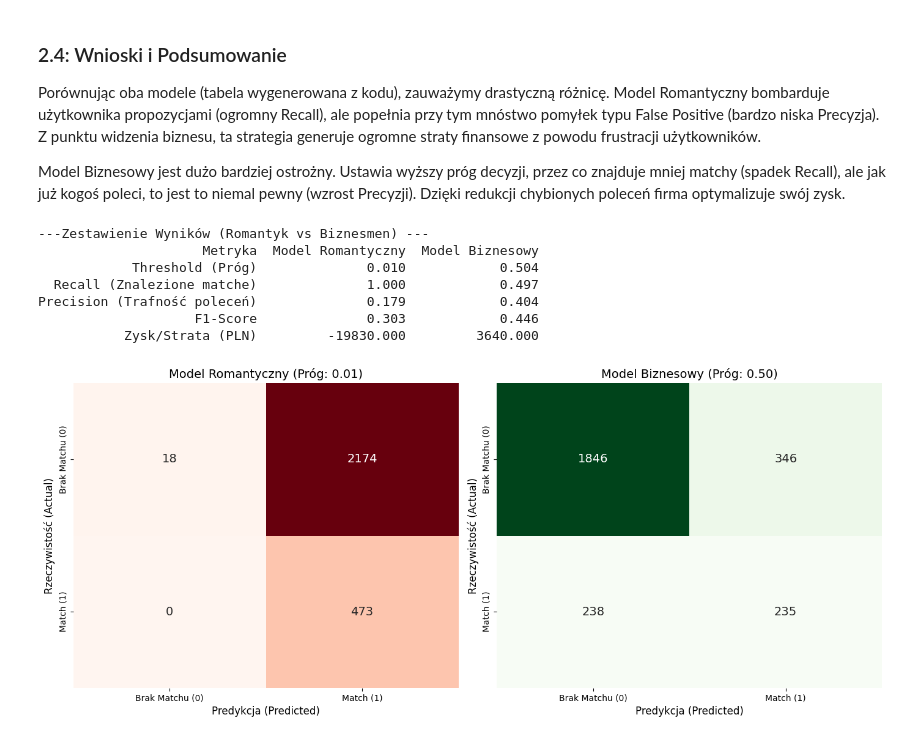
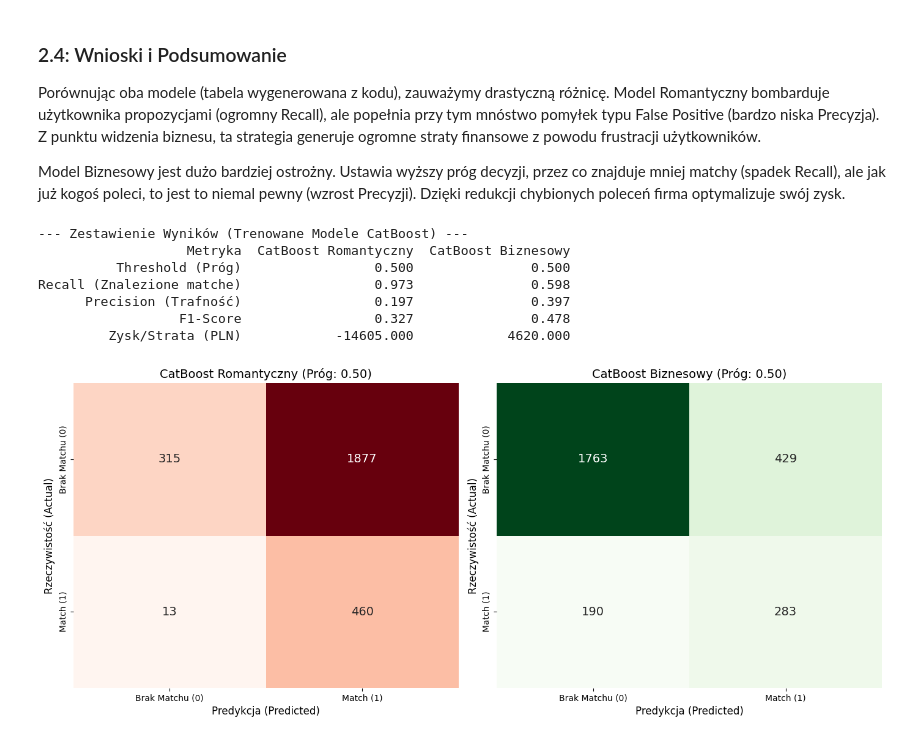
Before and after one commit to Zajecia-na-PWr-LR/lista6-tomek2005, a Jupyter notebook: Zadanie.ipynb, the cells around one changed output. Saved outputs shown, nothing was run; the diff lists cells and outputs as text; code cells hidden in the pictures.

```diff
--- a/Zadanie.ipynb
+++ b/Zadanie.ipynb
@@ -439,9 +439,16 @@ Mean Reciprocal Rank (MRR): 0.397
 Cel: Za wszelką cenę połączyć ludzi w pary (maksymalizacja Recall/Czułości).
 Aby to osiągnąć, nie musimy trenować nowego modelu. Wystarczy obniżyć próg odcięcia (threshold) z domyślnego 0.50 na znacznie niższy (np. 0.25). W ten sposób algorytm poleca profil nawet wtedy, gdy widzi tylko 25% szans na sukces. Nie interesują nas koszty błędnych poleceń.
 # %%
-# Obnizenie progu zeby znalezc wszystkie matche
-romantic_threshold = 0.01
-y_pred_romantic = (probabilities >= romantic_threshold).astype(int)
+# Wagi: brak dopasowania - 1, match - 100
+cat_romantic = CatBoostClassifier(
+    class_weights=[1, 100],
+    random_state=42,
+    verbose=0
+)
+cat_romantic.fit(X_train_encoded, y_train)
+
+# Predykcja z domyślnym progiem 0.50
+y_pred_romantic_cat = cat_romantic.predict(X_test_encoded)
 # %% [markdown]
 ### 2.3: Strategia "Model Biznesowy" i Macierz Kosztów
 Przyjmijmy następującą autorską macierz zysków i strat:
@@ -487,61 +543,65 @@ Porównując oba modele (tabela wygenerowana z kodu), zauważymy drastyczną ró
 
 Model Biznesowy jest dużo bardziej ostrożny. Ustawia wyższy próg decyzji, przez co znajduje mniej matchy (spadek Recall), ale jak już kogoś poleci, to jest to niemal pewny (wzrost Precyzji). Dzięki redukcji chybionych poleceń firma optymalizuje swój zysk.
 # %%
-results = {
-    'Metryka': ['Threshold (Próg)', 'Recall (Znalezione matche)', 'Precision (Trafność poleceń)', 'F1-Score', 'Zysk/Strata (PLN)'],
-    'Model Romantyczny': [
-        romantic_threshold,
-        recall_score(actuals, y_pred_romantic),
-        precision_score(actuals, y_pred_romantic),
-        f1_score(actuals, y_pred_romantic),
-        calculate_profit(actuals, y_pred_romantic)
+business_probs = best_model.predict_proba(X_test_encoded)[:, 1]
+
+y_pred_business_cat = (business_probs >= best_threshold).astype(int)
+
+results_catboost = {
+    'Metryka': ['Threshold (Próg)', 'Recall (Znalezione matche)', 'Precision (Trafność)', 'F1-Score', 'Zysk/Strata (PLN)'],
+    'CatBoost Romantyczny': [
+        0.50,
+        recall_score(y_test, y_pred_romantic_cat),
+        precision_score(y_test, y_pred_romantic_cat),
+        f1_score(y_test, y_pred_romantic_cat),
+        calculate_profit(y_test, y_pred_romantic_cat)
     ],
-    'Model Biznesowy': [
-        best_business_threshold,
-        recall_score(actuals, y_pred_business),
-        precision_score(actuals, y_pred_business),
-        f1_score(actuals, y_pred_business),
-        calculate_profit(actuals, y_pred_business)
+    'CatBoost Biznesowy': [
+        0.50,
+        recall_score(y_test, y_pred_business_cat),
+        precision_score(y_test, y_pred_business_cat),
+        f1_score(y_test, y_pred_business_cat),
+        calculate_profit(y_test, y_pred_business_cat)
     ]
 }
 
-df_results = pd.DataFrame(results)
+df_results_cat = pd.DataFrame(results_catboost)
 
-print("---Zestawienie Wyników (Romantyk vs Biznesmen) ---")
-print(df_results.to_string(index=False, float_format="%.3f"))
+print("--- Zestawienie Wyników (Trenowane Modele CatBoost) ---")
+print(df_results_cat.to_string(index=False, float_format="%.3f"))
 # %% [output]
----Zestawienie Wyników (Romantyk vs Biznesmen) ---
-                     Metryka  Model Romantyczny  Model Biznesowy
-            Threshold (Próg)              0.010            0.504
-  Recall (Znalezione matche)              1.000            0.497
-Precision (Trafność poleceń)              0.179            0.404
-                    F1-Score              0.303            0.446
-           Zysk/Strata (PLN)         -19830.000         3640.000
+--- Zestawienie Wyników (Trenowane Modele CatBoost) ---
+                   Metryka  CatBoost Romantyczny  CatBoost Biznesowy
+          Threshold (Próg)                 0.500               0.500
+Recall (Znalezione matche)                 0.973               0.598
+      Precision (Trafność)                 0.197               0.397
+                  F1-Score                 0.327               0.478
+         Zysk/Strata (PLN)            -14605.000            4620.000
 # %%
-cm_romantic = confusion_matrix(actuals, y_pred_romantic)
-cm_business = confusion_matrix(actuals, y_pred_business)
+cm_romantic = confusion_matrix(y_test, y_pred_romantic_cat)
+cm_business = confusion_matrix(y_test, y_pred_business_cat)
 
 fig, axes = plt.subplots(1, 2, figsize=(14, 6))
 
-
+# Wykres dla modelu Romantycznego
 sns.heatmap(cm_romantic, annot=True, fmt='d', cmap='Reds', ax=axes[0], cbar=False,
             annot_kws={"size": 14})
-axes[0].set_title(f'Model Romantyczny (Próg: {romantic_threshold:.2f})', fontsize=14)
+axes[0].set_title('CatBoost Romantyczny (Próg: 0.50)', fontsize=14)
 axes[0].set_ylabel('Rzeczywistość (Actual)', fontsize=12)
 axes[0].set_xlabel('Predykcja (Predicted)', fontsize=12)
 axes[0].set_xticklabels(['Brak Matchu (0)', 'Match (1)'])
 axes[0].set_yticklabels(['Brak Matchu (0)', 'Match (1)'])
 
-
+# Wykres dla modelu Biznesowego
 sns.heatmap(cm_business, annot=True, fmt='d', cmap='Greens', ax=axes[1], cbar=False,
             annot_kws={"size": 14})
-axes[1].set_title(f'Model Biznesowy (Próg: {best_business_threshold:.2f})', fontsize=14)
+axes[1].set_title('CatBoost Biznesowy (Próg: 0.50)', fontsize=14)
 axes[1].set_ylabel('Rzeczywistość (Actual)', fontsize=12)
 axes[1].set_xlabel('Predykcja (Predicted)', fontsize=12)
 axes[1].set_xticklabels(['Brak Matchu (0)', 'Match (1)'])
 axes[1].set_yticklabels(['Brak Matchu (0)', 'Match (1)'])
 
 plt.tight_layout()
 plt.show()
 # %% [output]
-[figure, old version]
+[figure, new version]
```
Also changed, not shown: parts of 3 cells of this notebook.
